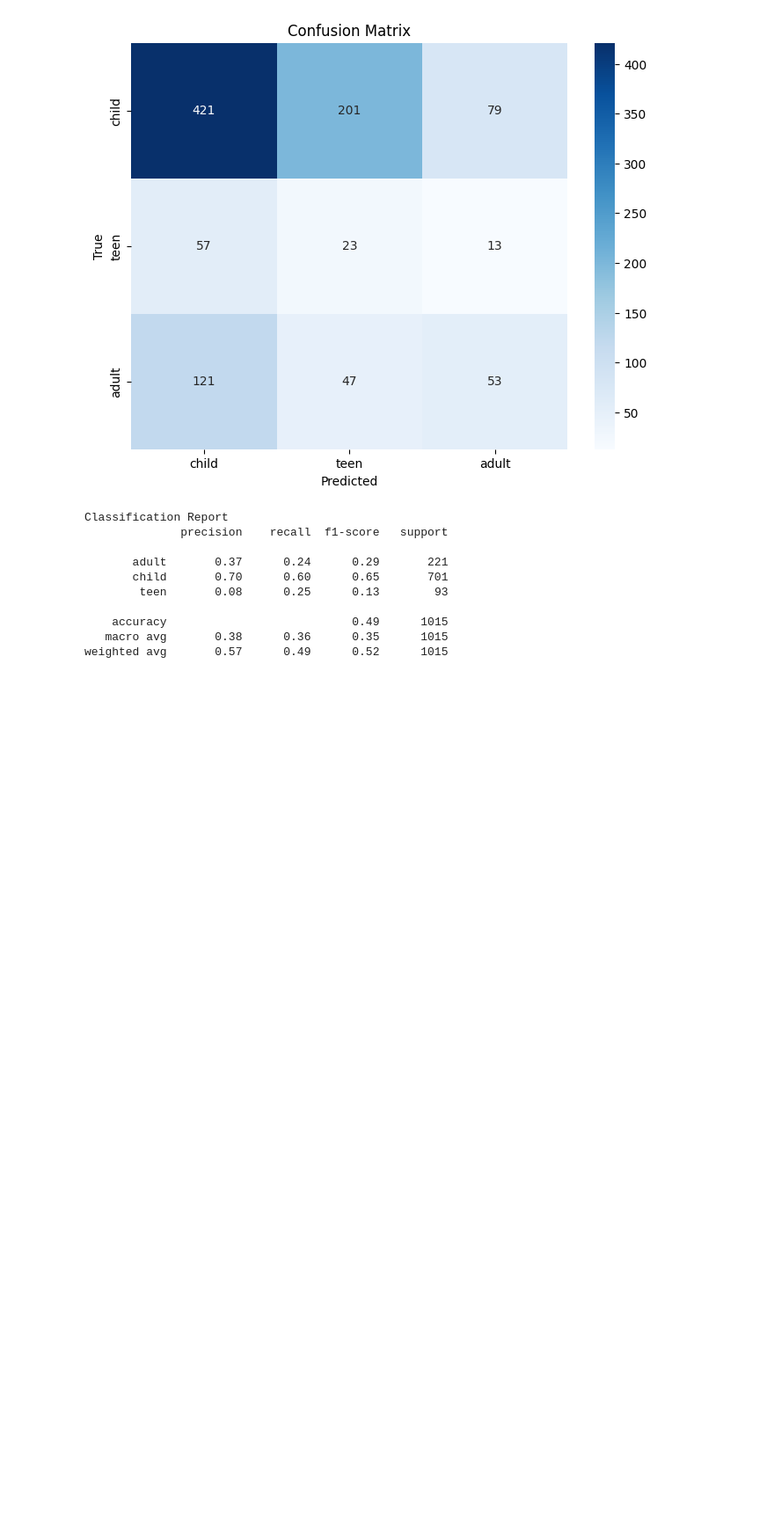
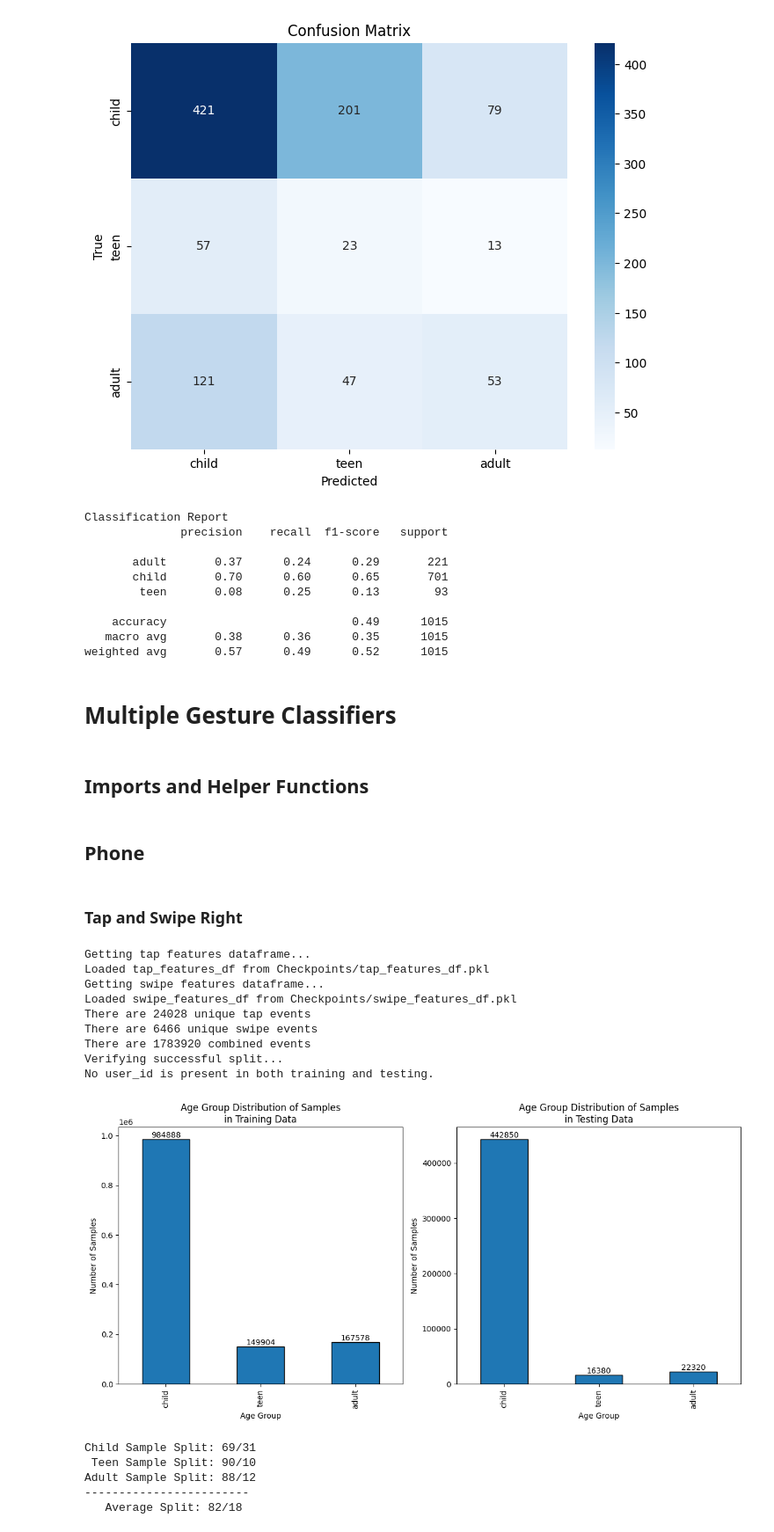
Before and after one commit to tbirms/ChildSafetyProject, a Jupyter notebook: Notebooks/age-group-classification-parallel-fusion.ipynb, the cells around one changed output. Shown at 88% size. Saved outputs shown, nothing was run; the diff lists cells and outputs as text; code cells hidden in the pictures; blank space fills up the shorter version.

```diff
--- a/Notebooks/age-group-classification-parallel-fusion.ipynb
+++ b/Notebooks/age-group-classification-parallel-fusion.ipynb
@@ -4197,7 +4202,8 @@ def get_swipe_up_tablet_best_model():
     exported_pipeline = make_pipeline(
         MinMaxScaler(),
         ZeroCount(),
-        DecisionTreeClassifier(criterion="entropy", max_depth=10, min_samples_leaf=5, min_samples_split=3)
+        DecisionTreeClassifier(
+            criterion="entropy", max_depth=10, min_samples_leaf=5, min_samples_split=3)
     )
     # Fix random state for all the steps in exported pipeline
     set_param_recursive(exported_pipeline.steps, 'random_state', 42)
@@ -4274,14 +4280,15 @@ Adult Sample Split: 64/36
    Average Split: 78/22
 # %%
 # check if the exported model exists before running TPOT
-if not exported_model_exists(gesture, device_type, direction):
+if not exported_model_exists(device_type=device_type, first_gesture=gesture, first_gesture_direction=direction):
     print("Exported model not found. Running Tree-based Pipeline Optimization Tool (TPOT)...")
 
     # find optimal pipeline, model, and hyperparameters with training data
     model = find_best_model_with_tpot(X_train, y_train, groups)
 
     # export optimal model
-    export_model(model, gesture, device_type, direction)
+    export_model(model=model, device_type=device_type,
+                 first_gesture=gesture, first_gesture_direction=direction)
 
 else:
     print("Exported model found.")
@@ -4406,14 +4413,15 @@ Adult Sample Split: 72/28
    Average Split: 79/21
 # %%
 # check if the exported model exists before running TPOT
-if not exported_model_exists(gesture, device_type, direction):
+if not exported_model_exists(device_type=device_type, first_gesture=gesture, first_gesture_direction=direction):
     print("Exported model not found. Running Tree-based Pipeline Optimization Tool (TPOT)...")
 
     # find optimal pipeline, model, and hyperparameters with training data
     model = find_best_model_with_tpot(X_train, y_train, groups)
 
     # export optimal model
-    export_model(model, gesture, device_type, direction)
+    export_model(model=model, device_type=device_type,
+                 first_gesture=gesture, first_gesture_direction=direction)
 
 else:
     print("Exported model found.")
@@ -4541,14 +4549,15 @@ Adult Sample Split: 75/25
    Average Split: 79/21
 # %%
 # check if the exported model exists before running TPOT
-if not exported_model_exists(gesture, device_type, direction):
+if not exported_model_exists(device_type=device_type, first_gesture=gesture, first_gesture_direction=direction):
     print("Exported model not found. Running Tree-based Pipeline Optimization Tool (TPOT)...")
 
     # find optimal pipeline, model, and hyperparameters with training data
     model = find_best_model_with_tpot(X_train, y_train, groups)
 
     # export optimal model
-    export_model(model, gesture, device_type, direction)
+    export_model(model=model, device_type=device_type,
+                 first_gesture=gesture, first_gesture_direction=direction)
 
 else:
     print("Exported model found.")
@@ -4669,3 +4678,7 @@ del df
 del X_train, X_test, y_train, y_test, groups
 del model
 del y_pred
+# %% [markdown]
+# Multiple Gesture Classifiers
+# %% [markdown]
+## Imports and Helper Functions
@@ -4671,0 +4730,47 @@ del y_pred
+# %% [markdown]
+## Phone
+# %% [markdown]
+### Tap and Swipe Right
+# %%
+# globals
+first_gesture = 'tap'
+first_gesture_direction = None
+second_gesture = 'swipe'
+second_gesture_direction = 'swipe-right'
+device_type = 'phone'
+
+# get data
+first_gesture_df = get_features_df(
+    first_gesture, device_type, first_gesture_direction)
+second_gesture_df = get_features_df(
+    second_gesture, device_type, second_gesture_direction)
+df = combine_gestures(first_gesture_df, second_gesture_df)
+
+# split data
+X_train, X_test, y_train, y_test, groups = train_test_split_on_users(df)
+verify_users(X_train, X_test)
+plot_train_test_sample_split(X_train, X_test)
+report_train_test_sample_split(X_train, X_test)
+
+# remove unnused columns
+X_train = remove_columns(X_train)
+X_test = remove_columns(X_test)
+
+# Cleanup
+del first_gesture_df, second_gesture_df, df
+# %% [output]
+Getting tap features dataframe...
+Loaded tap_features_df from Checkpoints/tap_features_df.pkl
+Getting swipe features dataframe...
+Loaded swipe_features_df from Checkpoints/swipe_features_df.pkl
+There are 24028 unique tap events
+There are 6466 unique swipe events
+There are 1783920 combined events
+Verifying successful split...
+No user_id is present in both training and testing.
+[figure, added]
+Child Sample Split: 69/31
+ Teen Sample Split: 90/10
+Adult Sample Split: 88/12
+------------------------
+   Average Split: 82/18
```
Also changed, not shown: parts of 48 cells of this notebook.
